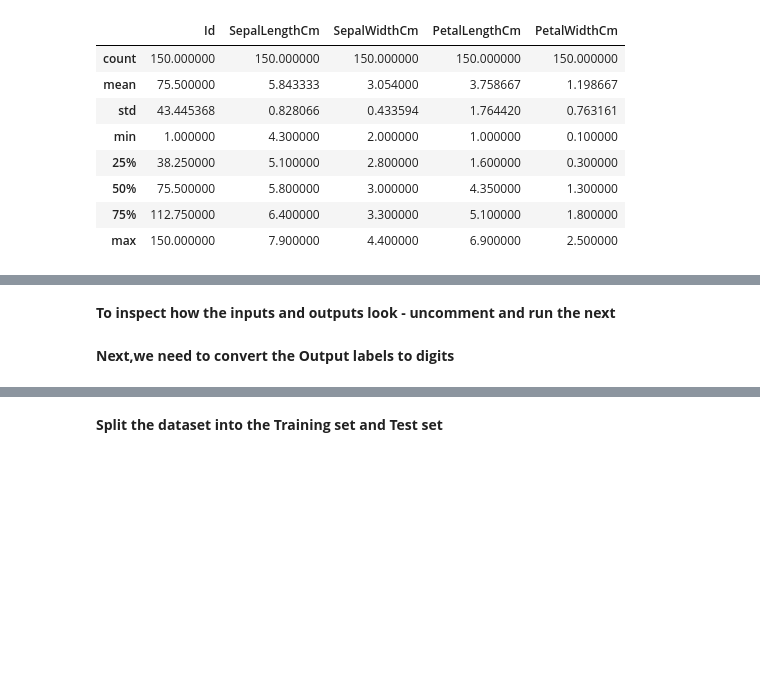
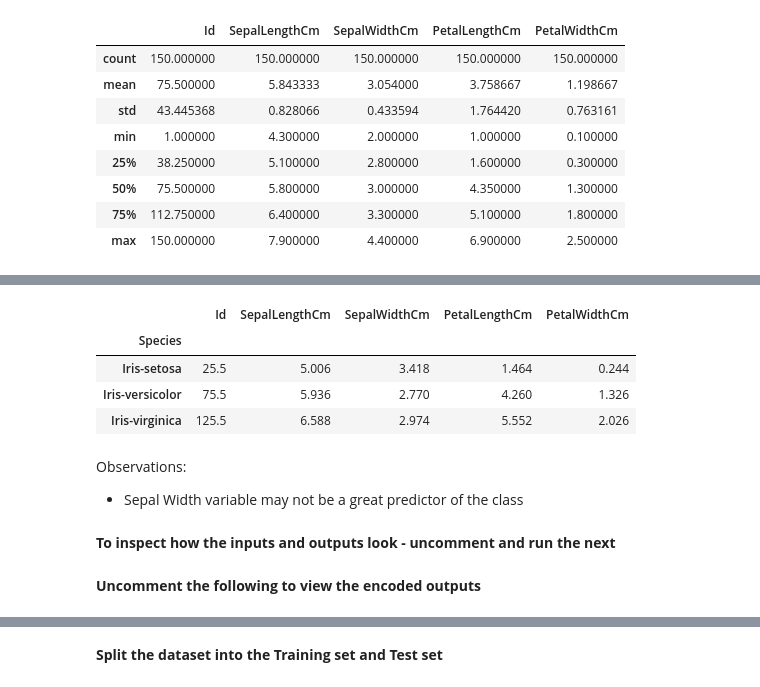
Before and after one commit to karljmurphy/logistic_regression, a Jupyter notebook: Logistic_regression_on_iris_data.ipynb, the cells around one changed output, grey strips where cells are left out. Saved outputs shown, nothing was run; the diff lists cells and outputs as text; code cells hidden in the pictures; blank space fills up the shorter version.

```diff
--- a/Logistic_regression_on_iris_data.ipynb
+++ b/Logistic_regression_on_iris_data.ipynb
@@ -30,10 +48,23 @@ dataset.describe()
+# %%
+dataset.groupby('Species').mean()
+# %% [output]
+|  | Id | SepalLengthCm | SepalWidthCm | PetalLengthCm | PetalWidthCm |
+| Species |  |  |  |  |  |
+| Iris-setosa | 25.5 | 5.006 | 3.418 | 1.464 | 0.244 |
+| Iris-versicolor | 75.5 | 5.936 | 2.770 | 4.260 | 1.326 |
+| Iris-virginica | 125.5 | 6.588 | 2.974 | 5.552 | 2.026 |
+# %% [markdown]
+Observations:
+
+
+*   Sepal Width variable may not be a great predictor of the class
 # %% [markdown]
 **To inspect how the inputs and outputs look - uncomment and run the next**
 # %%
 #print(inputs)
 #print(outputs)
-# %% [markdown]
-**Next,we need to convert the Output labels to digits**
+# %% [markdown]
+**Uncomment the following to view the encoded outputs**
 # %%
 label_encoder_y = LabelEncoder()
 encoded_outputs = label_encoder_y.fit_transform(outputs)
```
Also changed, not shown: parts of 5 cells of this notebook.
